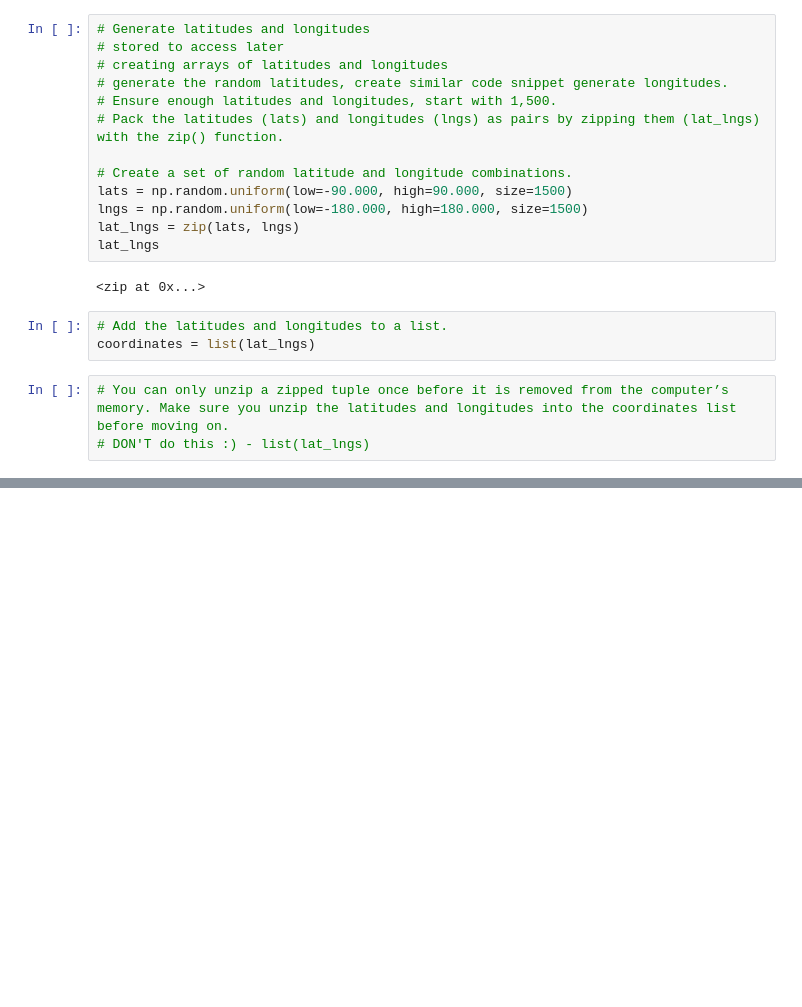
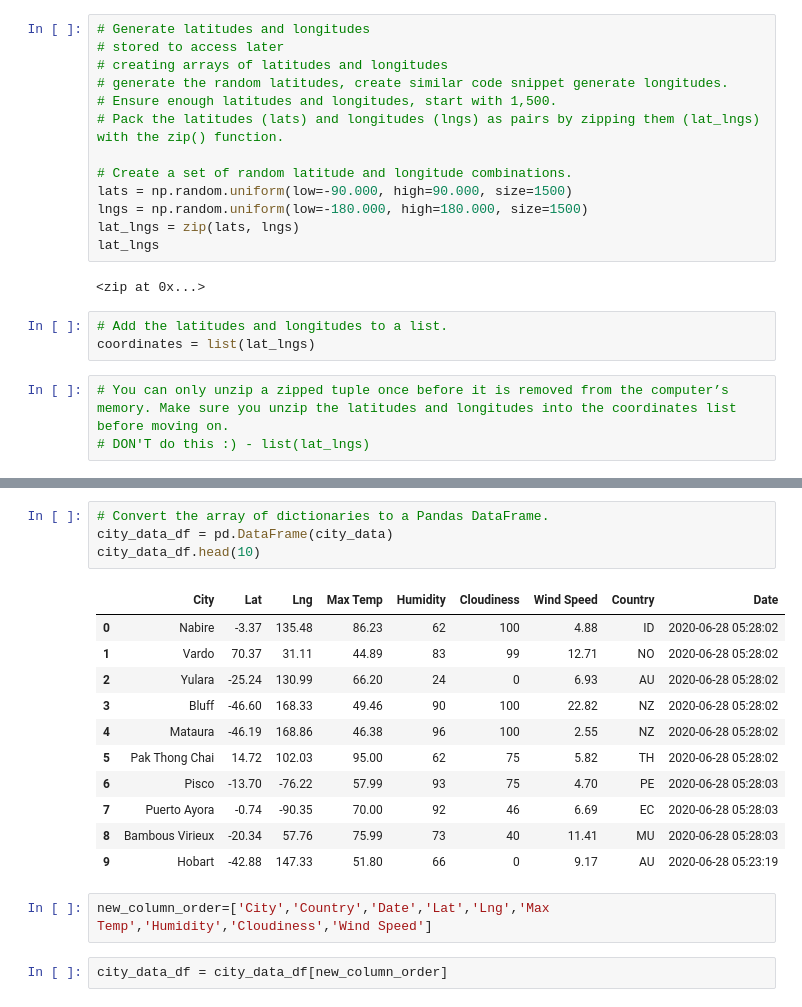
Before and after one commit to damiencorr/World_Weather_Analysis, a Jupyter notebook: WeatherPy.ipynb, the cells around one changed output, grey strips where cells are left out. Cells and saved outputs as stored; diff of their text form; blank space fills up the shorter version.

```diff
--- a/WeatherPy.ipynb
+++ b/WeatherPy.ipynb
@@ -44,0 +160,20 @@ len(cities)
+# %%
+# Convert the array of dictionaries to a Pandas DataFrame.
+city_data_df = pd.DataFrame(city_data)
+city_data_df.head(10)
+# %% [output]
+|  | City | Lat | Lng | Max Temp | Humidity | Cloudiness | Wind Speed | Country | Date |
+| 0 | Nabire | -3.37 | 135.48 | 86.23 | 62 | 100 | 4.88 | ID | 2020-06-28 05:28:02 |
+| 1 | Vardo | 70.37 | 31.11 | 44.89 | 83 | 99 | 12.71 | NO | 2020-06-28 05:28:02 |
+| 2 | Yulara | -25.24 | 130.99 | 66.20 | 24 | 0 | 6.93 | AU | 2020-06-28 05:28:02 |
+| 3 | Bluff | -46.60 | 168.33 | 49.46 | 90 | 100 | 22.82 | NZ | 2020-06-28 05:28:02 |
+| 4 | Mataura | -46.19 | 168.86 | 46.38 | 96 | 100 | 2.55 | NZ | 2020-06-28 05:28:02 |
+| 5 | Pak Thong Chai | 14.72 | 102.03 | 95.00 | 62 | 75 | 5.82 | TH | 2020-06-28 05:28:02 |
+| 6 | Pisco | -13.70 | -76.22 | 57.99 | 93 | 75 | 4.70 | PE | 2020-06-28 05:28:03 |
+| 7 | Puerto Ayora | -0.74 | -90.35 | 70.00 | 92 | 46 | 6.69 | EC | 2020-06-28 05:28:03 |
+| 8 | Bambous Virieux | -20.34 | 57.76 | 75.99 | 73 | 40 | 11.41 | MU | 2020-06-28 05:28:03 |
+| 9 | Hobart | -42.88 | 147.33 | 51.80 | 66 | 0 | 9.17 | AU | 2020-06-28 05:23:19 |
+# %%
+new_column_order=['City','Country','Date','Lat','Lng','Max Temp','Humidity','Cloudiness','Wind Speed']
+# %%
+city_data_df = city_data_df[new_column_order]
```
Also changed, not shown: parts of 7 cells of this notebook.
